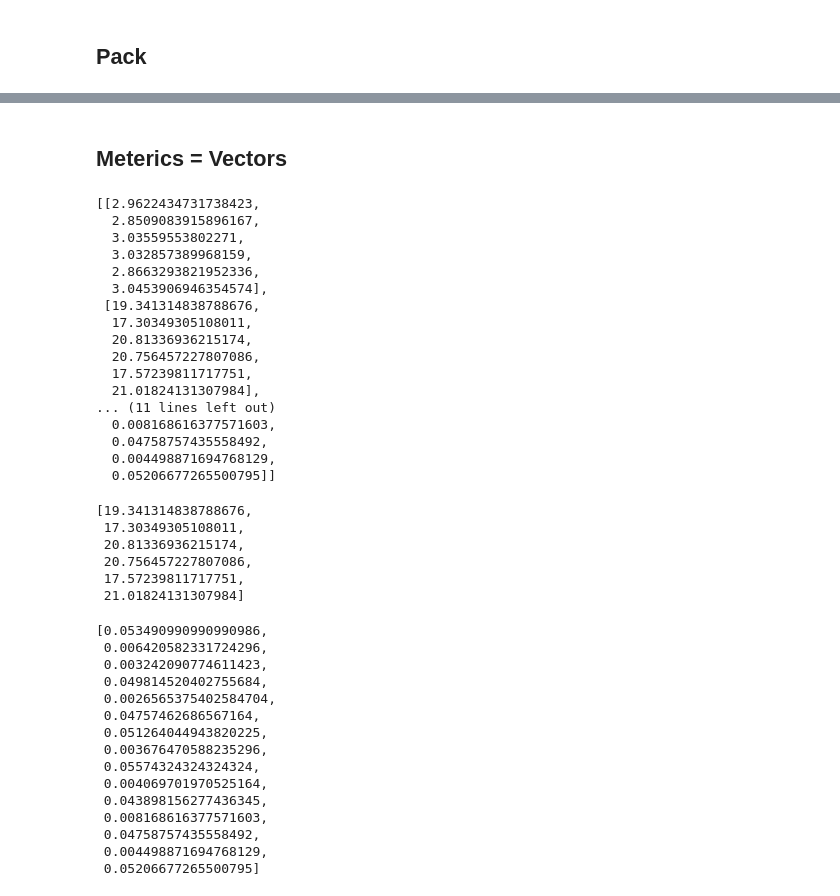
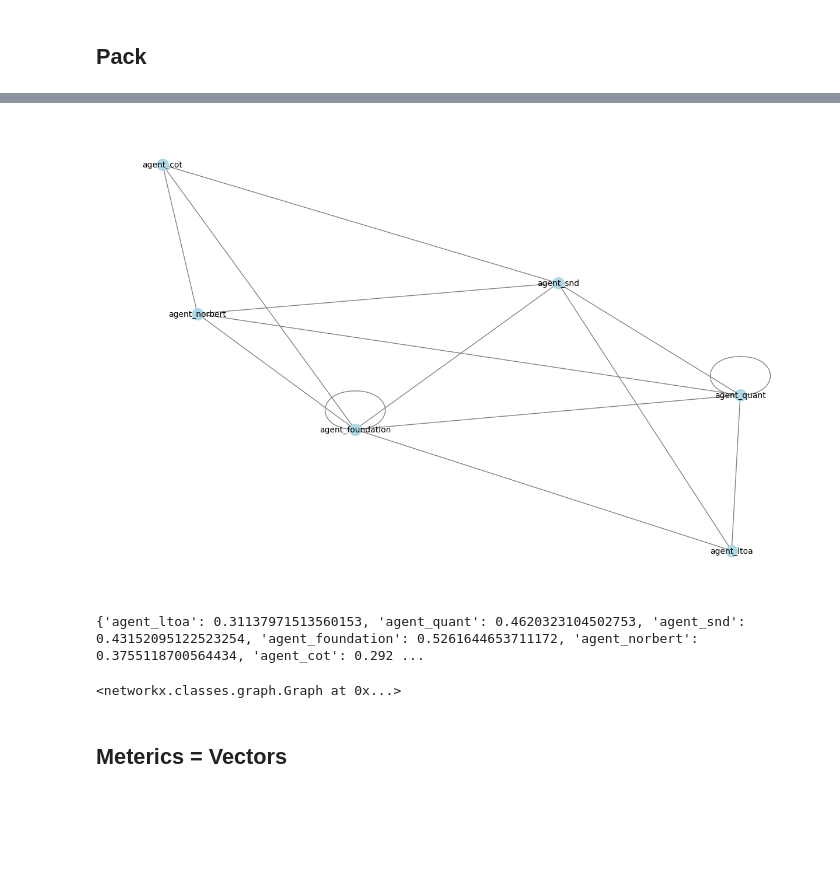
Before and after one commit to LilaShiba/SND_Agents, a Jupyter notebook: explore.ipynb, the cells around one changed output, grey strips where cells are left out. Saved outputs shown, nothing was run; the diff lists cells and outputs as text; code cells hidden in the pictures; blank space fills up the shorter version.

```diff
--- a/explore.ipynb
+++ b/explore.ipynb
@@ -101,24 +75,19 @@ test_pack.graph()
+# %%
+edges = test_pack.update_edges(
+    question="Imagine a redesign of a neuron")
+# %%
+test_pack.graph()
+# %% [output]
+[figure, added]
+{'agent_ltoa': 0.31137971513560153, 'agent_quant': 0.4620323104502753, 'agent_snd': 0.43152095122523254, 'agent_foundation': 0.5261644653711172, 'agent_norbert': 0.3755118700564434, 'agent_cot': 0.292 ...
+<networkx.classes.graph.Graph at 0x...>
 # %% [markdown]
 ## Meterics = Vectors
 # %%
-metrics = ThoughtDiversity(test_pack)
-metrics.monte_carlo_sim(
-    question="Imagine how AI agents be desinged to be more creative?")
+# Wrapper inside Pack class now :)
+
+# from utils.metrics import ThoughtDiversity
+
+# metrics = ThoughtDiversity(test_pack)
+# metrics.monte_carlo_sim(
+#     question="Imagine how AI agents be desinged to be more creative?")
-# %% [output]
-[[2.9622434731738423,
-  2.8509083915896167,
-  3.03559553802271,
-  3.032857389968159,
-  2.8663293821952336,
-  3.0453906946354574],
- [19.341314838788676,
-  17.30349305108011,
-  20.81336936215174,
-  20.756457227807086,
-  17.57239811717751,
-  21.01824131307984],
-... (11 lines left out)
-  0.008168616377571603,
-  0.04758757435558492,
-  0.004498871694768129,
-  0.05206677265500795]]
@@ -127,27 +93,0 @@ metrics.shannon_entropy_scores
-# %%
-metrics.true_diversity_scores
-# %% [output]
-[19.341314838788676,
- 17.30349305108011,
- 20.81336936215174,
- 20.756457227807086,
- 17.57239811717751,
- 21.01824131307984]
-# %%
-metrics.wasserstein_metrics
-# %% [output]
-[0.053490990990990986,
- 0.006420582331724296,
- 0.003242090774611423,
- 0.049814520402755684,
- 0.0026565375402584704,
- 0.04757462686567164,
- 0.051264044943820225,
- 0.003676470588235296,
- 0.05574324324324324,
- 0.004069701970525164,
- 0.043898156277436345,
- 0.008168616377571603,
- 0.04758757435558492,
- 0.004498871694768129,
- 0.05206677265500795]
```
Also changed, not shown: parts of 11 cells of this notebook, 7 other files.
